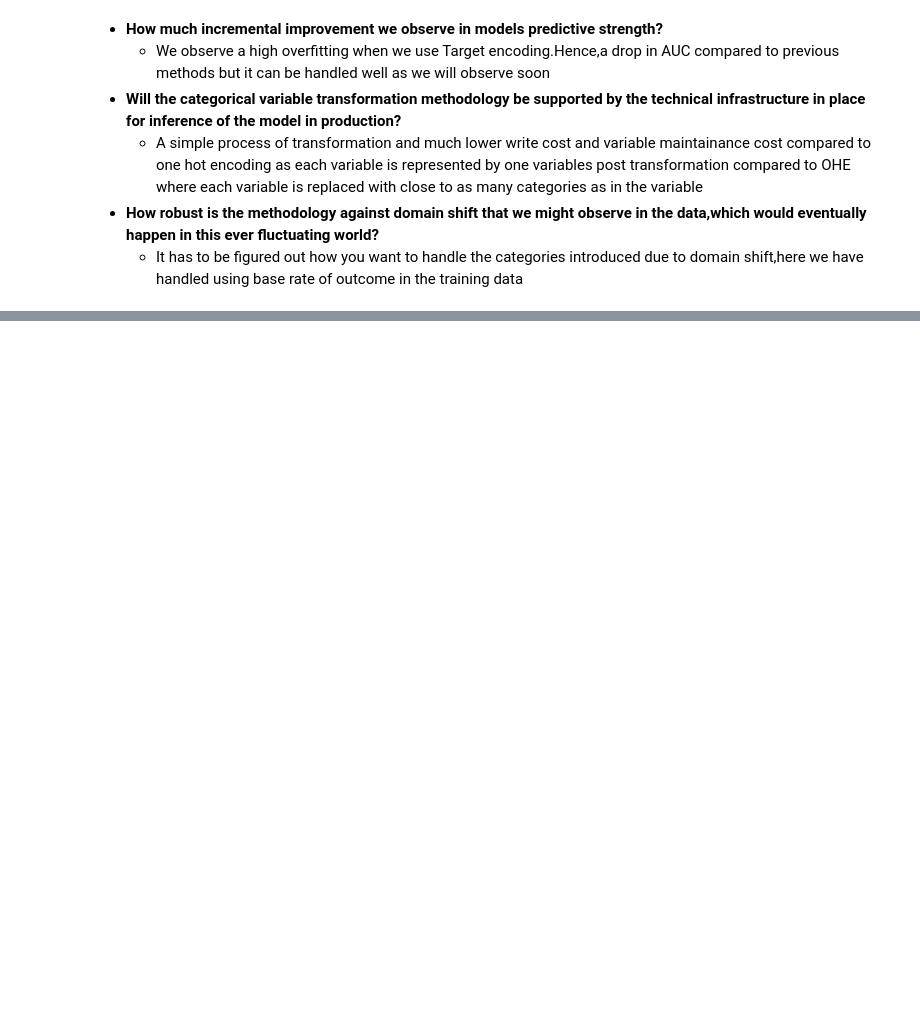
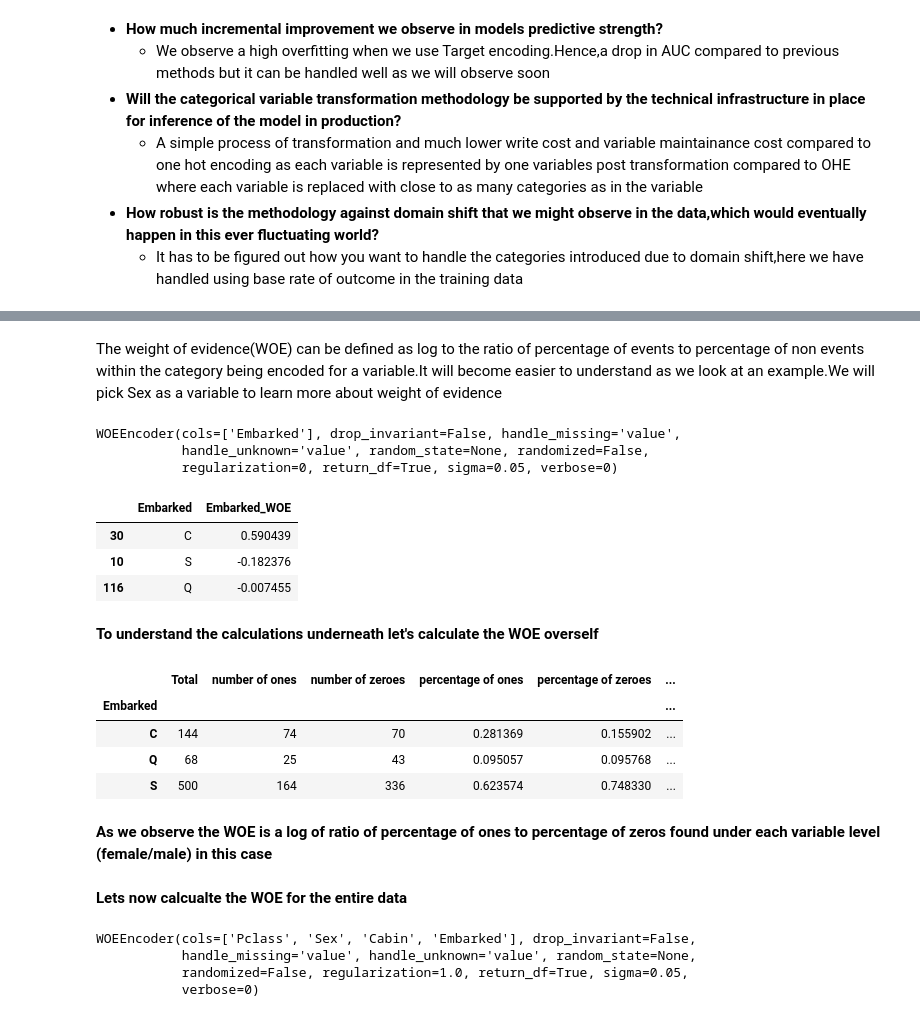
Before and after one commit to shubchat/pyconau_2020_cat_encode, a Jupyter notebook: The_art_of_categorical_encoding.ipynb, the cells around one changed output, grey strips where cells are left out. Drawn from its saved outputs; the diff is of its cells as text; code cells hidden in the pictures; blank space fills up the shorter version.

```diff
--- a/The_art_of_categorical_encoding.ipynb
+++ b/The_art_of_categorical_encoding.ipynb
@@ -559,0 +442,53 @@ roc_auc_score(df_test_vte['Survived'],clf.predict_proba(df_test_vte.loc[:,df_tes
+# %% [markdown]
+The weight of evidence(WOE) can be defined as log to the ratio of percentage of events to percentage of non events  within the category being encoded for a variable.It will become easier to understand as we look at an example.We will pick Sex as a variable to learn more about weight of evidence
+# %%
+WOE_enc=ce.WOEEncoder(cols='Embarked',regularization=0) #regularization is zero to replicate the WOE manually
+WOE_enc.fit(df_train['Embarked'],df_train['Survived'])
+# %% [output]
+WOEEncoder(cols=['Embarked'], drop_invariant=False, handle_missing='value',
+           handle_unknown='value', random_state=None, randomized=False,
+           regularization=0, return_df=True, sigma=0.05, verbose=0)
+# %%
+df_train.join(WOE_enc.transform(df_train['Embarked']).add_suffix('_WOE'))[['Embarked','Embarked_WOE']].drop_duplicates()
+# %% [output]
+|  | Embarked | Embarked_WOE |
+| 30 | C | 0.590439 |
+| 10 | S | -0.182376 |
+| 116 | Q | -0.007455 |
+# %% [markdown]
+<b> To understand the calculations underneath let's calculate the WOE overself
+# %%
+def calc_WOE(df,var,outcome):
+    overall_number_of_ones = df[outcome].sum()
+    overall_number_of_zeroes=df.shape[0]-overall_number_of_ones
+    grouped = pd.DataFrame()
+    grouped['Total'] = df.groupby(var)[outcome].agg('count')
+    grouped['number of ones'] = df.groupby(var)[outcome].agg('sum')
+    grouped['number of zeroes'] = grouped['Total'] - grouped['number of ones']
+
+    grouped['percentage of ones'] = grouped['number of ones'] / overall_number_of_ones
+    grouped['percentage of zeroes'] = grouped['number of zeroes'] / overall_number_of_zeroes
+    grouped['(% ones) > (% zeroes)'] = grouped['percentage of ones'] > grouped['percentage of zeroes']
+    grouped['WOE']=np.log(grouped['percentage of ones']/grouped['percentage of zeroes'])
+
+    return grouped
+# %%
+calc_WOE(df_train,'Embarked','Survived')
+# %% [output]
+|  | Total | number of ones | number of zeroes | percentage of ones | percentage of zeroes | ... |
+| Embarked |  |  |  |  |  | ... |
+| C | 144 | 74 | 70 | 0.281369 | 0.155902 | ... |
+| Q | 68 | 25 | 43 | 0.095057 | 0.095768 | ... |
+| S | 500 | 164 | 336 | 0.623574 | 0.748330 | ... |
+# %% [markdown]
+<b> As we observe the WOE is a log of ratio of percentage of ones to percentage of zeros found under each variable level (female/male) in this case
+# %% [markdown]
+<b> Lets now calcualte the WOE for the entire data
+# %%
+WOE_enc=ce.WOEEncoder(cols=Cat_predictors)
+WOE_enc.fit(df_train[Cat_predictors],df_train['Survived'])
+# %% [output]
+WOEEncoder(cols=['Pclass', 'Sex', 'Cabin', 'Embarked'], drop_invariant=False,
+           handle_missing='value', handle_unknown='value', random_state=None,
+           randomized=False, regularization=1.0, return_df=True, sigma=0.05,
+           verbose=0)
```
Also changed, not shown: parts of 79 cells of this notebook, 5 other files.
